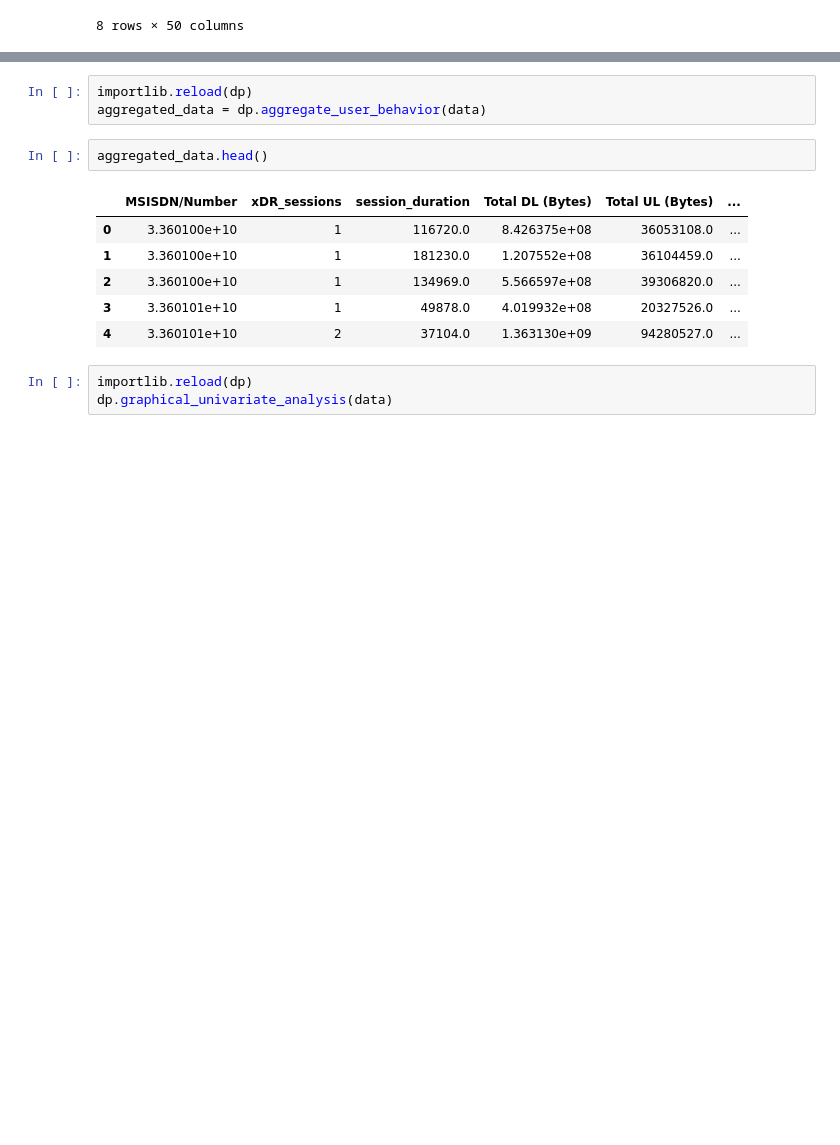
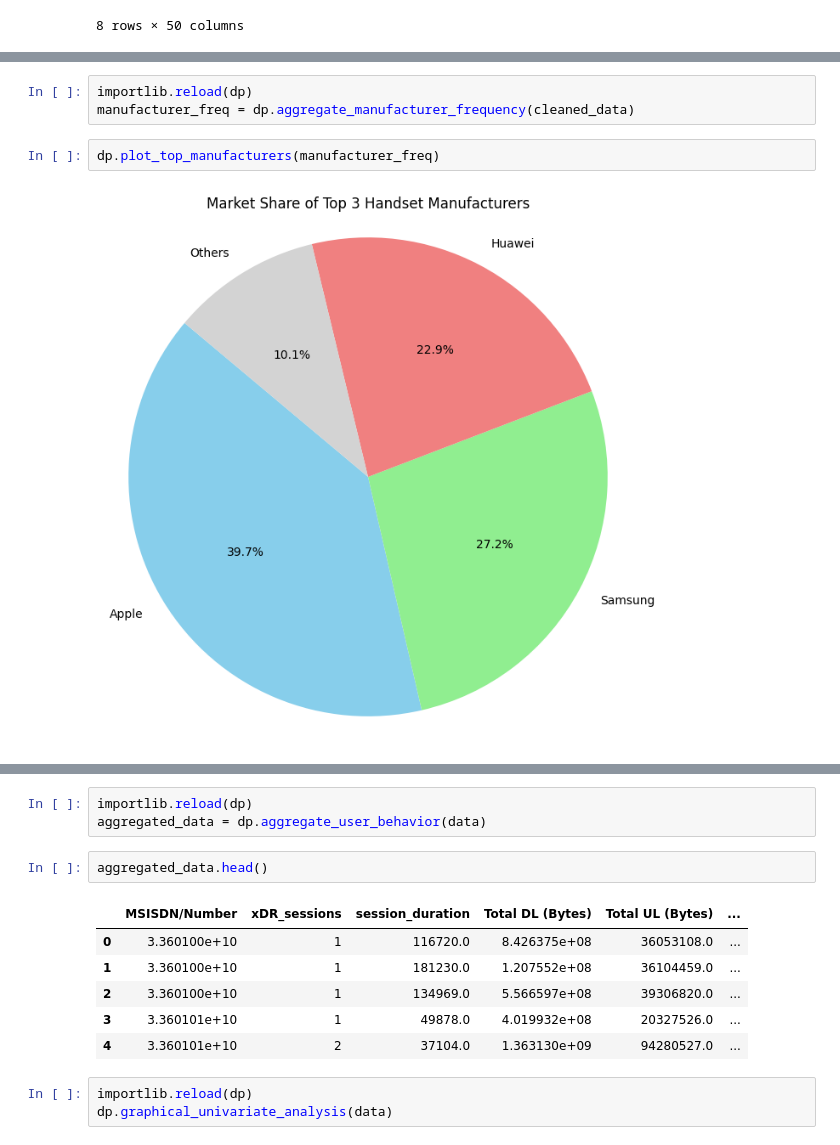
Before and after one commit to teddyhabtamu/Kifiya-AIM-Week-2, a Jupyter notebook: notebooks/data_preparation_and_cleaning.ipynb, the cells around one changed output, grey strips where cells are left out. Cells and saved outputs as stored; diff of their text form; blank space fills up the shorter version.

```diff
--- a/notebooks/data_preparation_and_cleaning.ipynb
+++ b/notebooks/data_preparation_and_cleaning.ipynb
@@ -53,0 +62,7 @@ cleaned_data.describe()
+# %%
+importlib.reload(dp)
+manufacturer_freq = dp.aggregate_manufacturer_frequency(cleaned_data)
+# %%
+dp.plot_top_manufacturers(manufacturer_freq)
+# %% [output]
+[figure, added]
```
Also changed, not shown: parts of 3 cells of this notebook, 3 other files.
